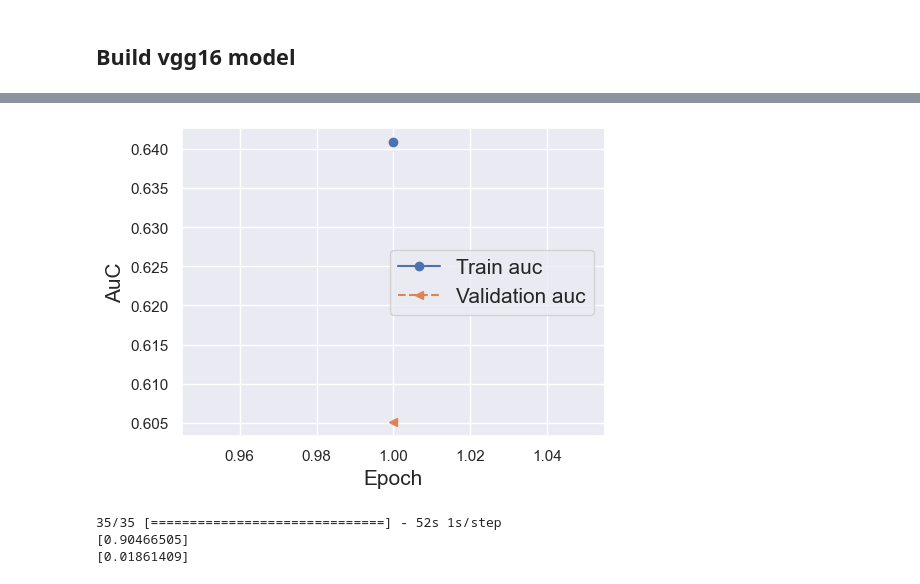
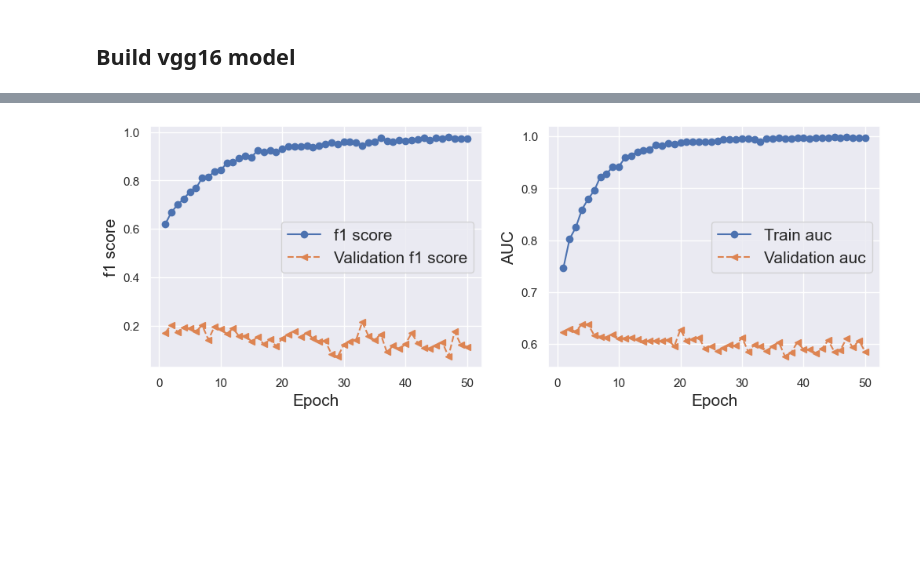
Before and after one commit to bho597/W203_Final_Project, a Jupyter notebook: Mammograms_8b_CNN_Experiments_vgg16.ipynb, the cells around one changed output, grey strips where cells are left out. Saved outputs shown, nothing was run; the diff lists cells and outputs as text; code cells hidden in the pictures; blank space fills up the shorter version.

```diff
--- a/Mammograms_8b_CNN_Experiments_vgg16.ipynb
+++ b/Mammograms_8b_CNN_Experiments_vgg16.ipynb
@@ -356,24 +372,18 @@ plt.show()
 # %%
-hist = history.history
-x_arr = np.arange(len(hist['loss'])) + 1
-
 fig = plt.figure(figsize=(12, 4))
-
+ax = fig.add_subplot(1, 2, 1)
+ax.plot(x_arr, hist['f1_m'], '-o', label='f1 score')
+ax.plot(x_arr, hist['val_f1_m'], '--<', label='Validation f1 score')
+ax.legend(fontsize=15)
+ax.set_xlabel('Epoch', size=15)
+ax.set_ylabel('f1 score', size=15)
 
 ax = fig.add_subplot(1, 2, 2)
 ax.plot(x_arr, hist['auc'], '-o', label='Train auc')
 ax.plot(x_arr, hist['val_auc'], '--<', label='Validation auc')
 ax.legend(fontsize=15)
 ax.set_xlabel('Epoch', size=15)
-ax.set_ylabel('AuC', size=15)
+ax.set_ylabel('AUC', size=15)
 plt.show()
 # %% [output]
-[figure, old version]
+[figure, new version]
-# %%
-y_pred_val = model.predict(X_val)
-print(max(y_pred_val))
-print(min(y_pred_val))
-# %% [output]
-35/35 [==============================] - 52s 1s/step
-[0.90466505]
-[0.01861409]
```
Also changed, not shown: parts of 26 cells of this notebook.
